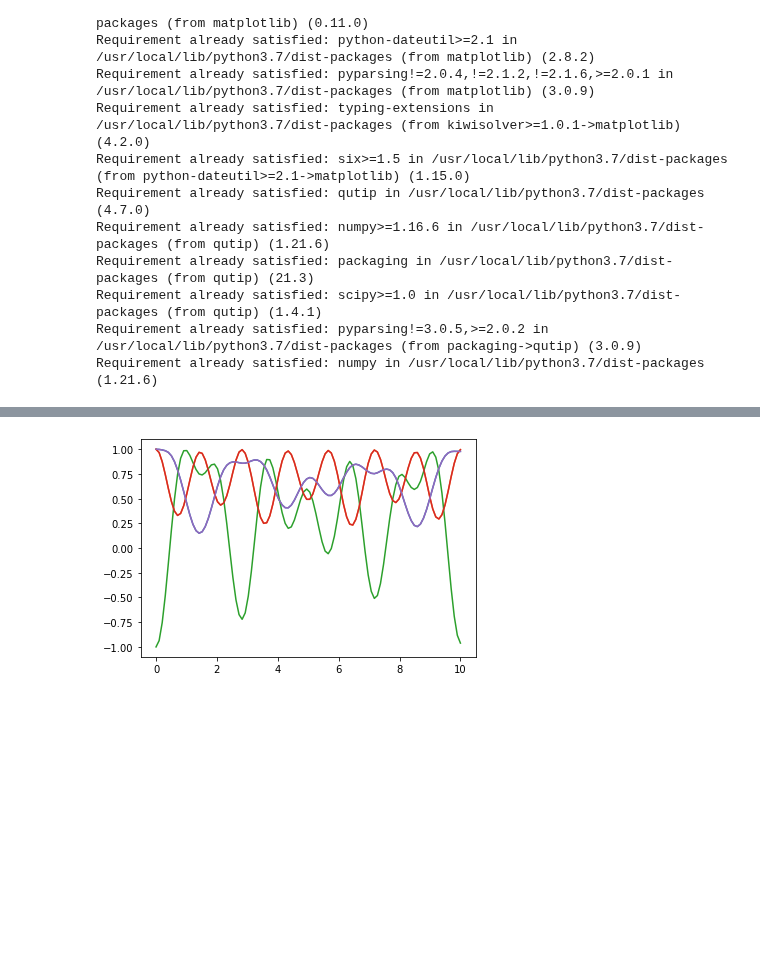
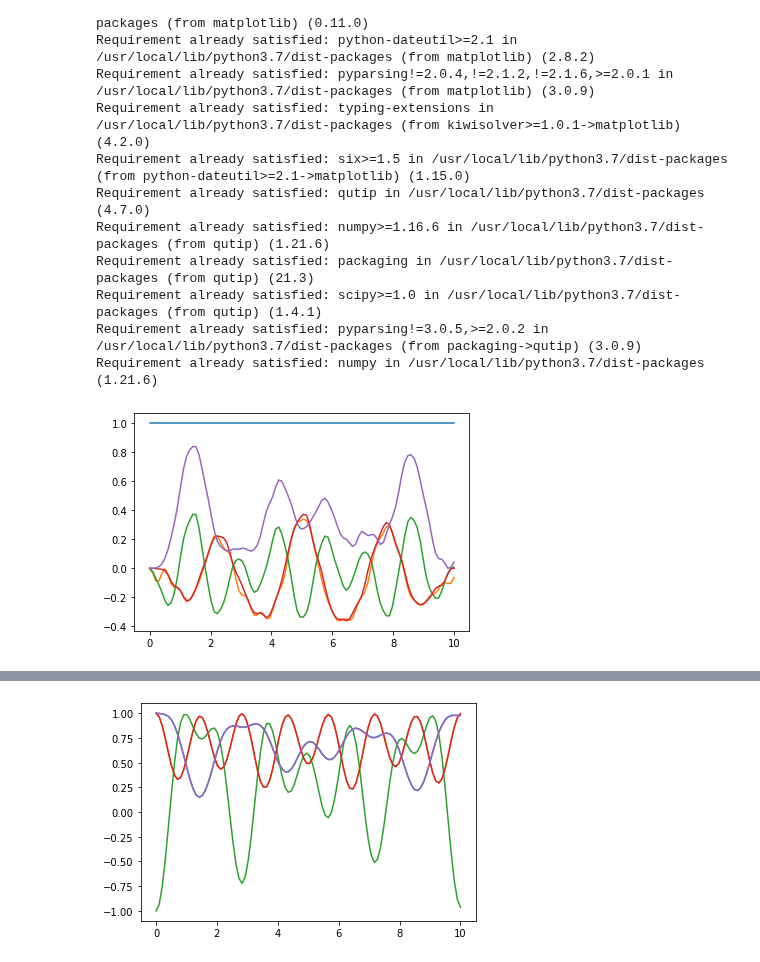
Before and after one commit to tomi-cuentitas/Spin-Chains-, a Jupyter notebook: corr_xop_v._pop_Heisenberg_chain.ipynb, the cells around one changed output, grey strips where cells are left out. Cells and saved outputs as stored; diff of their text form; code cells hidden in the pictures; blank space fills up the shorter version.

```diff
--- a/corr_xop_v._pop_Heisenberg_chain.ipynb
+++ b/corr_xop_v._pop_Heisenberg_chain.ipynb
@@ -95,7 +95,7 @@ def hamiltonian(N, Jx, Jy, Jz, h, psi0, tlist, gamma, solver):
             c_op_list.append(np.sqrt(gamma[n]) * sz_list[n])
 
     if solver == "me":
-        result_spin_ops = mesolve(H, psi0, tlist, c_op_list, sz_list)
+        result_spin_ops = mesolve(H, psi0, tlist, c_op_list, sysy_list)
     elif solver == "mc":
         ntraj = 200
         result_spin_ops = mcsolve(H, psi0, tlist, c_op_list, sz_list)
@@ -103,3 +103,33 @@ def hamiltonian(N, Jx, Jy, Jz, h, psi0, tlist, gamma, solver):
 # [sxsx_list,sysy_list, sz_list ]
 
     return result_spin_ops.expect
+# %%
+# dephasing rate
+gamma = 5 * 10**-10* np.ones(N)
+
+# intial state, first spin in state |1>, the rest in state |0>
+psi_list = []
+for n in range(2):
+    psi_list.append(basis(2,0))
+psi_list.append(basis(2,1))
+for n in range(2):
+    psi_list.append(basis(2,0))
+psi0 = tensor(psi_list)
+
+tlist = np.linspace(0, 10, 100)
+
+results = hamiltonian(N, Jx, Jy, Jz, h, psi0, tlist, gamma, solver)
+
+sxsx_results = results
+#sysy_results = results.expect[1]
+#sz_results = results
+# %%
+#sigma_x sigmax evolucionado
+fig, ax = plt.subplots()
+
+for n in range(N):
+    ax.plot(tlist, np.real(sxsx_results[n]))
+
+plt.show()
+# %% [output]
+[figure, added]
```
Also changed, not shown: parts of 2 cells of this notebook.
